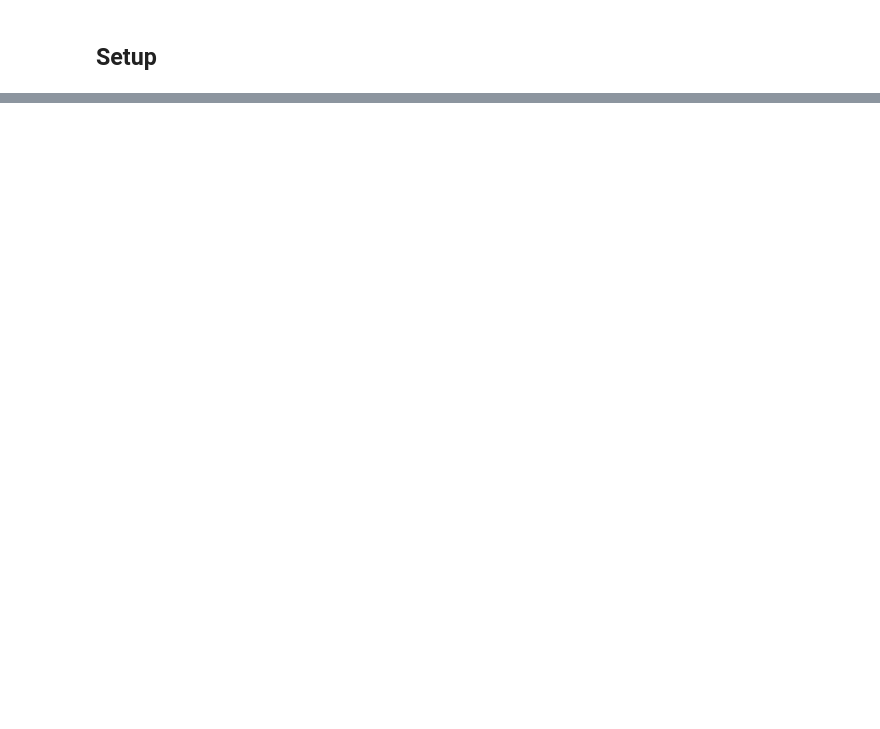
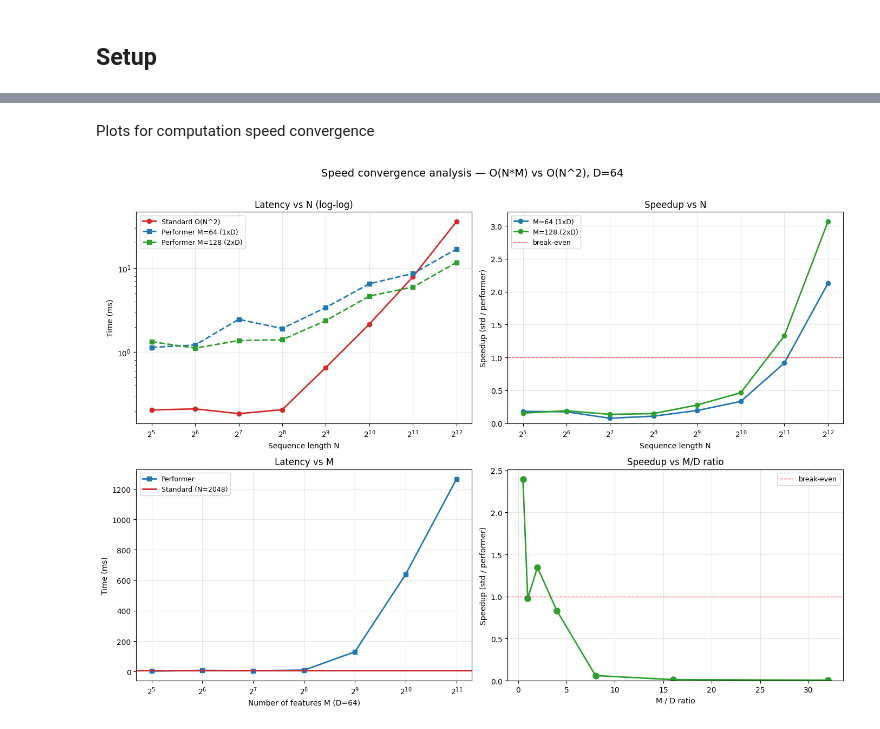
Before and after one commit to Antoinechss/Performer-attention-LLM, a Jupyter notebook: analysis.ipynb, the cells around one changed output, grey strips where cells are left out. Cells and saved outputs as stored; diff of their text form; code cells hidden in the pictures; blank space fills up the shorter version.

```diff
--- a/analysis.ipynb
+++ b/analysis.ipynb
@@ -1059,0 +504,79 @@ print(f"{'='*70}")
+# %% [markdown]
+Plots for computation speed convergence
+# %%
+fig, axes = plt.subplots(2, 2, figsize=(14, 10))
+
+# -----------------------------------
+# Latency curves vs N (log-log scale)
+# -----------------------------------
+
+ax = axes[0, 0]
+e1_ns = [r[0] for r in e1_results]
+e1_std = [r[1] for r in e1_results]
+ax.plot(e1_ns, e1_std, 'o-', label='Standard O(N^2)', linewidth=2, color='tab:red')
+colors = ['tab:blue', 'tab:green', 'tab:purple']
+for i, m in enumerate(E1_M_VALS):
+    perf = [r[2][m] for r in e1_results]
+    ax.plot(e1_ns, perf, 's--', label=f'Performer M={m} ({m//D}xD)', linewidth=2, color=colors[i])
+ax.set_xlabel('Sequence length N')
+ax.set_ylabel('Time (ms)')
+ax.set_title('Latency vs N (log-log)')
+ax.legend(fontsize=9)
+ax.set_xscale('log', base=2)
+ax.set_yscale('log')
+ax.grid(True, alpha=0.3)
+
+# -----------------------------------
+# Speedup vs N
+# -----------------------------------
+
+ax = axes[0, 1]
+for i, m in enumerate(E1_M_VALS):
+    speedups = [r[1] / r[2][m] for r in e1_results]
+    ax.plot(e1_ns, speedups, 'o-', label=f'M={m} ({m//D}xD)', linewidth=2, color=colors[i])
+ax.axhline(y=1.0, color='red', linestyle='--', alpha=0.7, linewidth=1, label='break-even')
+ax.set_xlabel('Sequence length N')
+ax.set_ylabel('Speedup (std / performer)')
+ax.set_title('Speedup vs N')
+ax.legend(fontsize=9)
+ax.set_xscale('log', base=2)
+ax.grid(True, alpha=0.3)
+ax.set_ylim(bottom=0)
+
+# -----------------------------------
+# Latency vs M
+# -----------------------------------
+
+ax = axes[1, 0]
+e2_ms = [r[0] for r in e2_results]
+e2_perf = [r[1] for r in e2_results]
+ax.plot(e2_ms, e2_perf, 's-', label='Performer', linewidth=2, color='tab:blue')
+ax.axhline(y=e2_std_ms, color='tab:red', linewidth=2, label=f'Standard (N={E2_N})')
+ax.set_xlabel(f'Number of features M (D={D})')
+ax.set_ylabel('Time (ms)')
+ax.set_title('Latency vs M')
+ax.legend(fontsize=9)
+ax.set_xscale('log', base=2)
+ax.grid(True, alpha=0.3)
+
+# -----------------------------------
+# Speedup vs M/D ratio
+# -----------------------------------
+
+ax = axes[1, 1]
+e2_md_ratios = [m / D for m in e2_ms]
+e2_speedups = [r[2] for r in e2_results]
+ax.plot(e2_md_ratios, e2_speedups, 'o-', linewidth=2, color='tab:green', markersize=8)
+ax.axhline(y=1.0, color='red', linestyle='--', alpha=0.7, linewidth=1, label='break-even')
+ax.set_xlabel('M / D ratio')
+ax.set_ylabel('Speedup (std / performer)')
+ax.set_title('Speedup vs M/D ratio')
+ax.legend(fontsize=9)
+ax.grid(True, alpha=0.3)
+ax.set_ylim(bottom=0)
+
+plt.suptitle(f'Speed convergence analysis — O(N*M) vs O(N^2), D={D}', fontsize=14, y=1.01)
+plt.tight_layout()
+plt.show()
+# %% [output]
+[figure, added]
```
Also changed, not shown: parts of 62 cells of this notebook, 1 other file.
